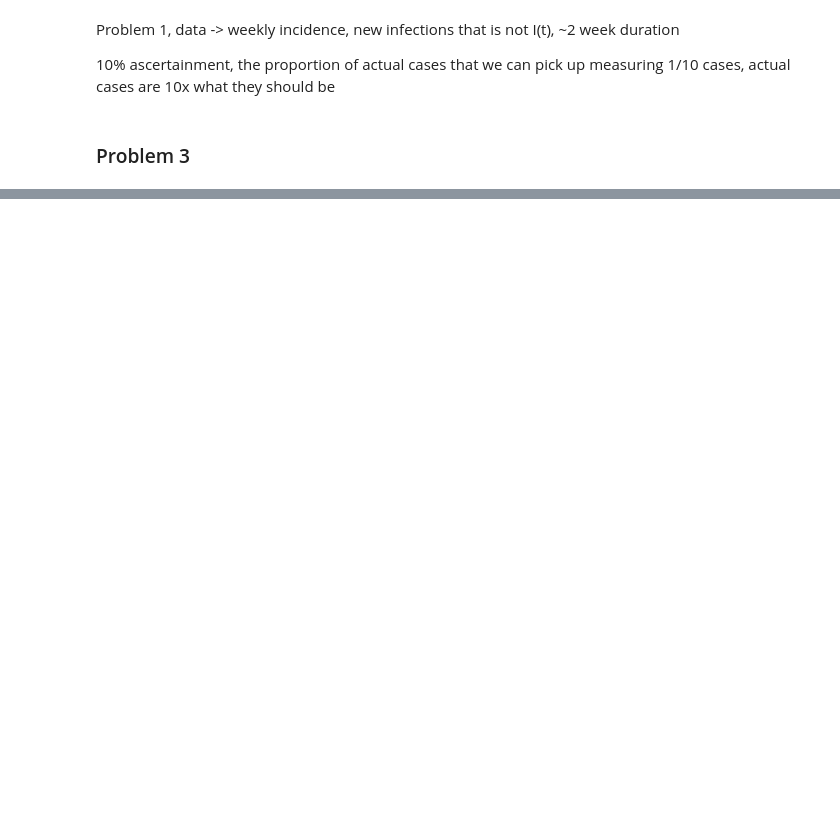
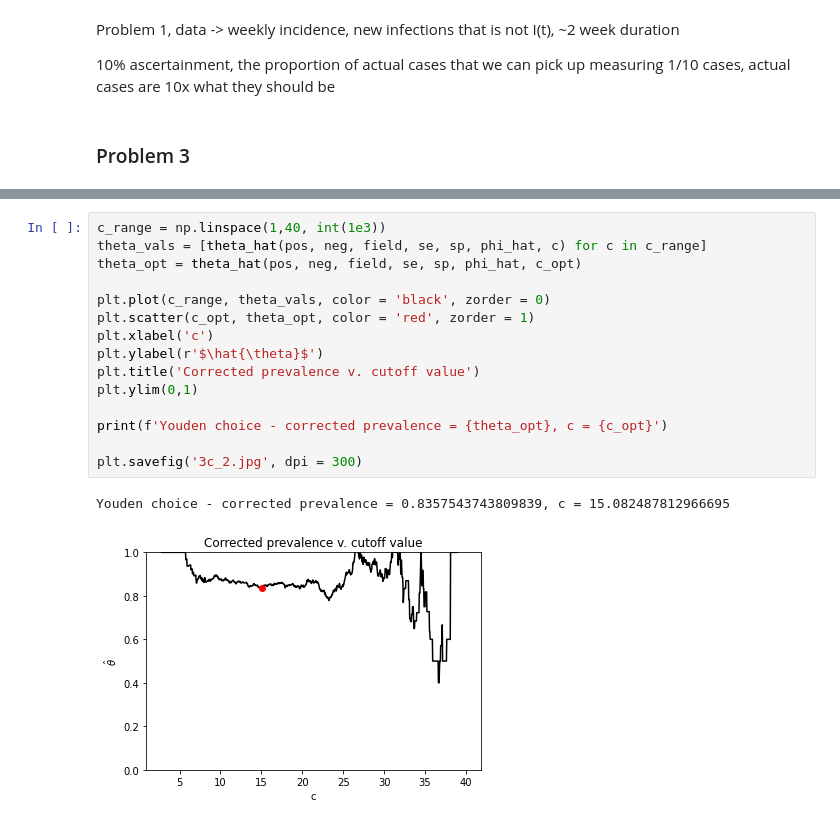
Before and after one commit to behzodcu/idm, a Jupyter notebook: hw4/hw4.ipynb, the cells around one changed output, grey strips where cells are left out. Drawn from its saved outputs; the diff is of its cells as text; blank space fills up the shorter version.

```diff
--- a/hw4/hw4.ipynb
+++ b/hw4/hw4.ipynb
@@ -73,0 +101,18 @@ Youden optimum = 0.9163207341053092, c = 15.082487812966695
+# %%
+c_range = np.linspace(1,40, int(1e3))
+theta_vals = [theta_hat(pos, neg, field, se, sp, phi_hat, c) for c in c_range]
+theta_opt = theta_hat(pos, neg, field, se, sp, phi_hat, c_opt)
+
+plt.plot(c_range, theta_vals, color = 'black', zorder = 0)
+plt.scatter(c_opt, theta_opt, color = 'red', zorder = 1)
+plt.xlabel('c')
+plt.ylabel(r'$\hat{\theta}$')
+plt.title('Corrected prevalence v. cutoff value')
+plt.ylim(0,1)
+
+print(f'Youden choice - corrected prevalence = {theta_opt}, c = {c_opt}')
+
+plt.savefig('3c_2.jpg', dpi = 300)
+# %% [output]
+Youden choice - corrected prevalence = 0.8357543743809839, c = 15.082487812966695
+[figure, added]
```
Also changed, not shown: parts of 6 cells of this notebook.
